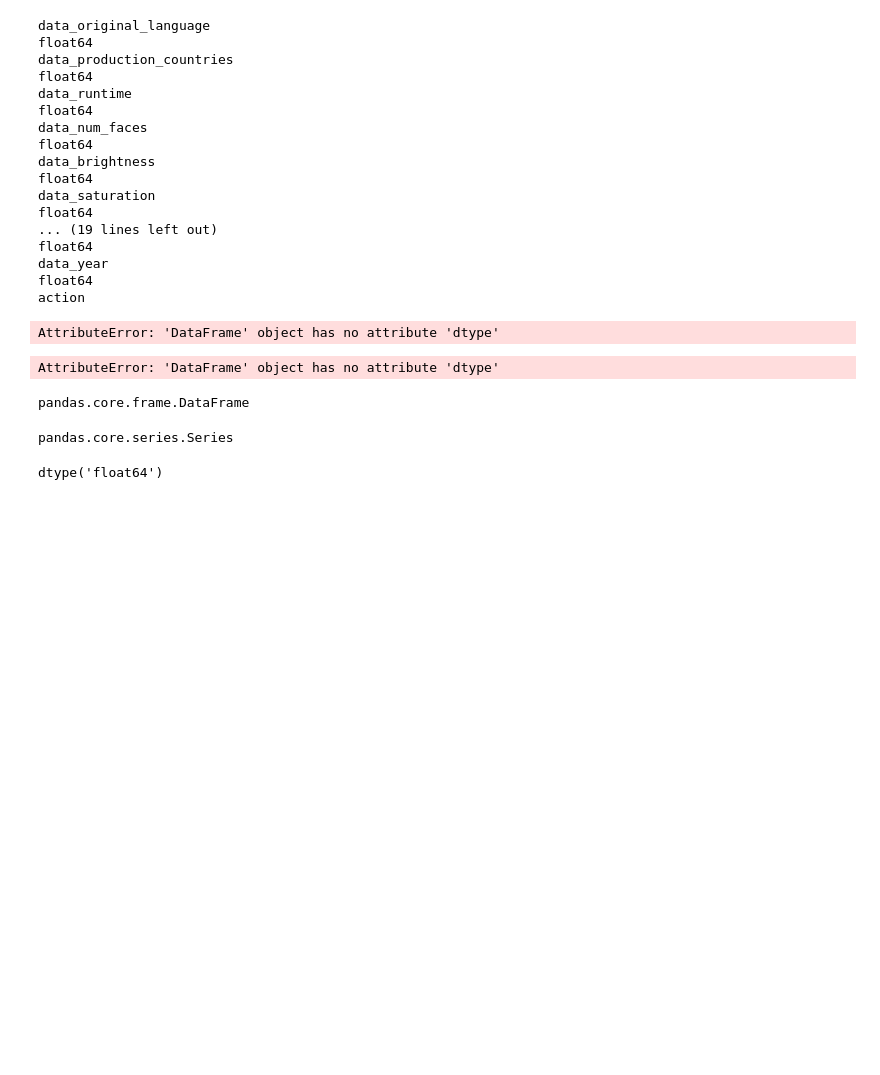
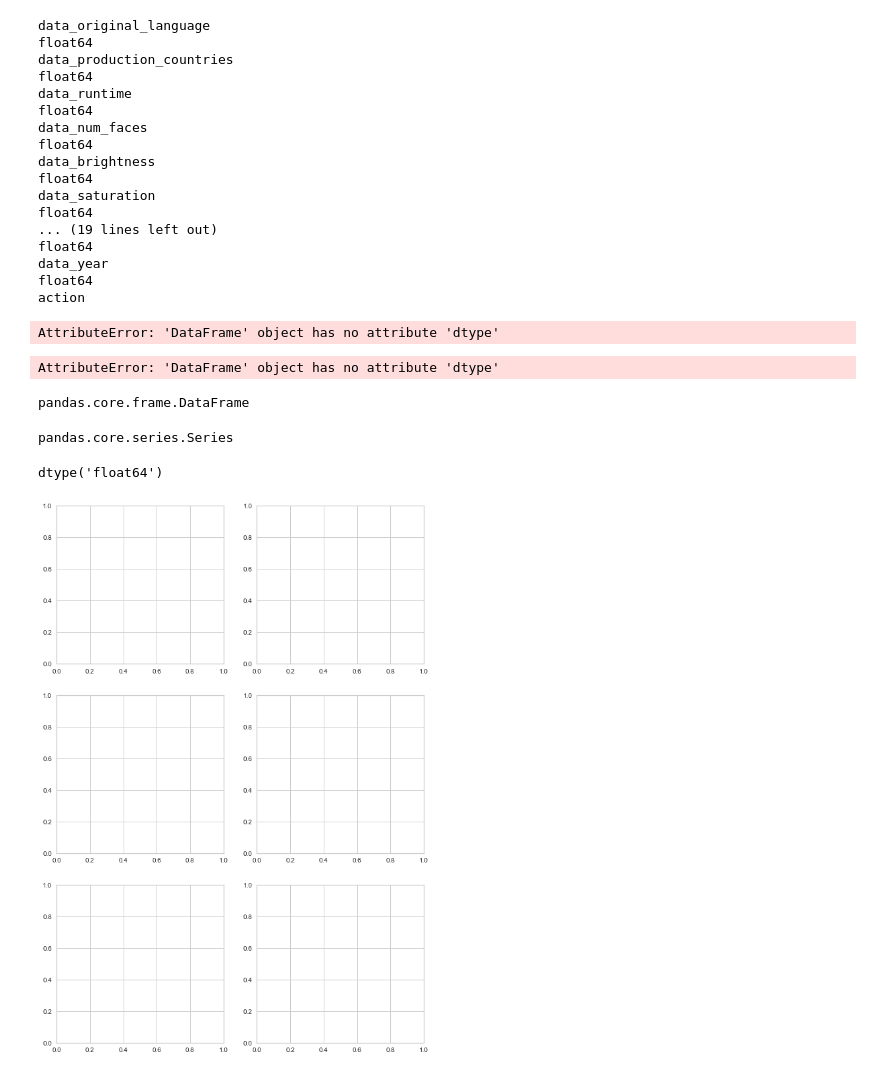
Before and after one commit to PritishWadhwa/IMDb-Movie-Rating-Predictor, a Jupyter notebook: masterCopy.ipynb, the cells around one changed output. Saved outputs shown, nothing was run; the diff lists cells and outputs as text; code cells hidden in the pictures; blank space fills up the shorter version.

```diff
--- a/masterCopy.ipynb
+++ b/masterCopy.ipynb
@@ -980,0 +1114,4 @@ dtype('float64')
+# %%
+fig, axes = plt.subplots(3, 2, figsize=(10, 15))
+# %% [output]
+[figure, added]
```
Also changed, not shown: parts of 21 cells of this notebook.
